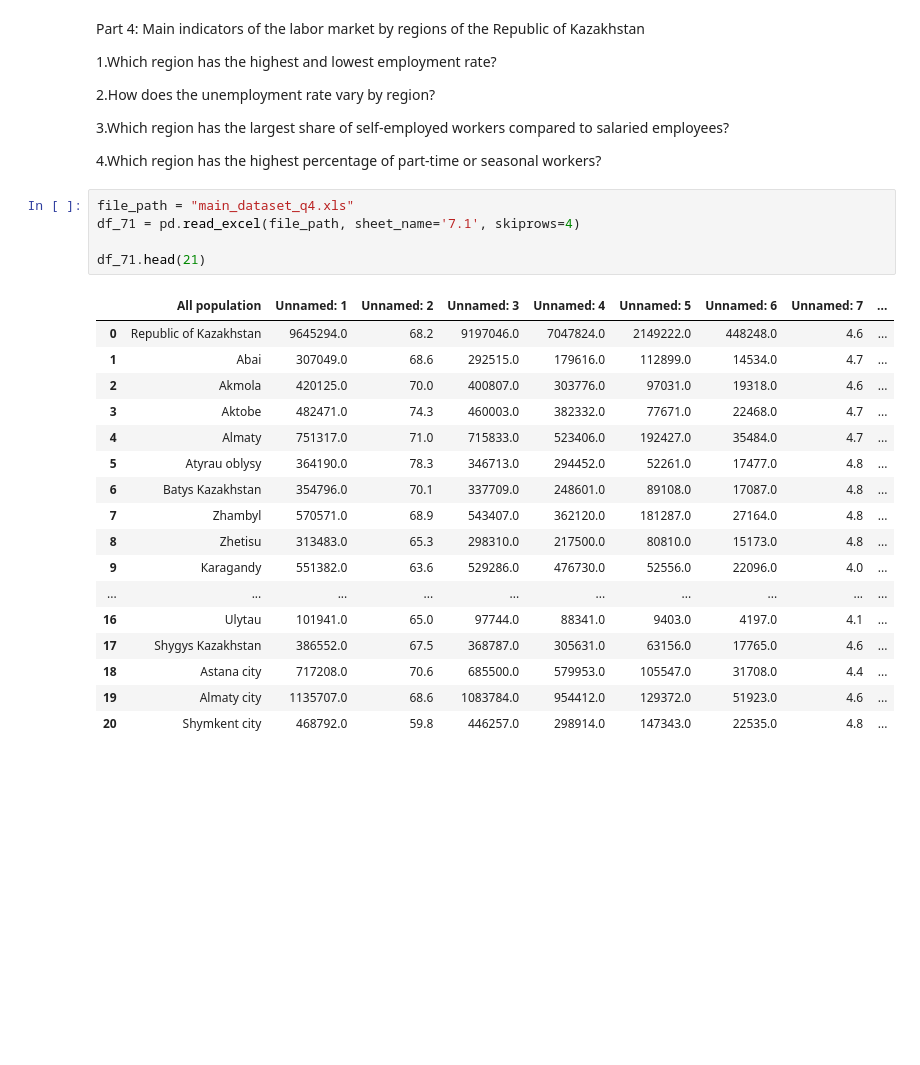
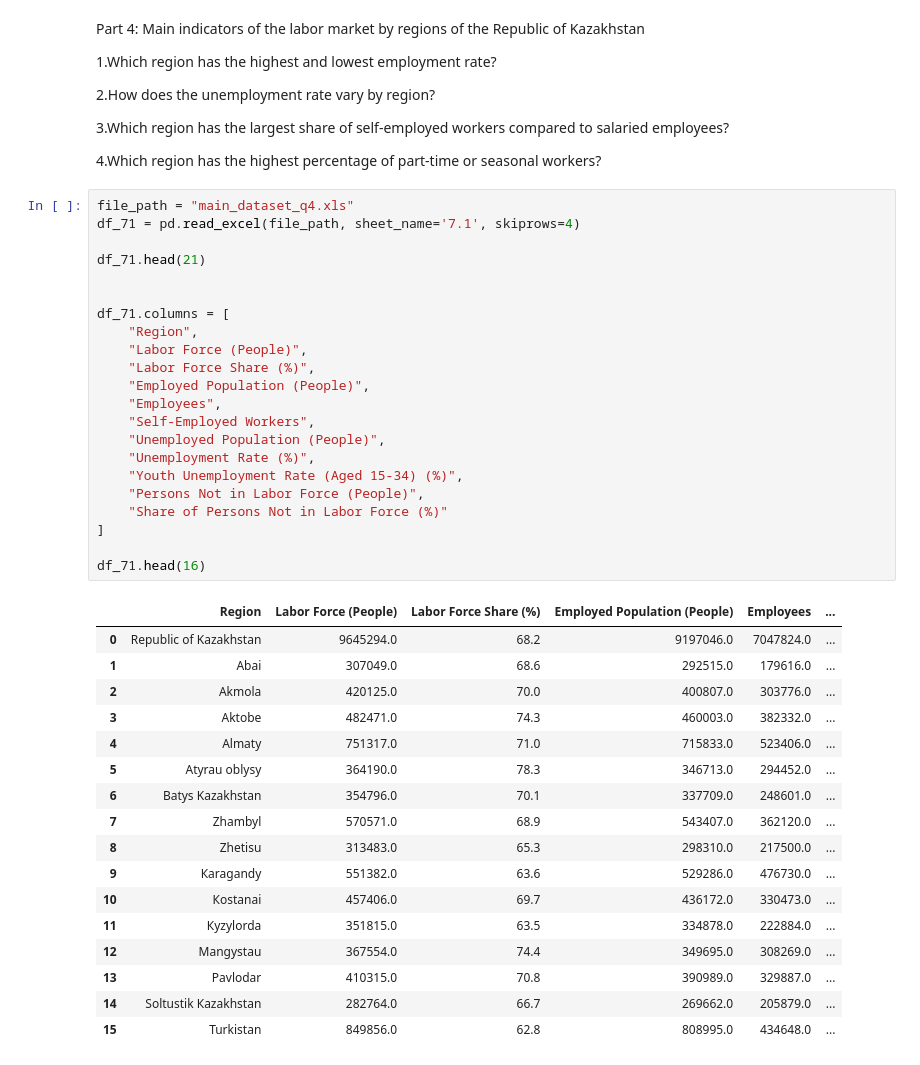
Before and after one commit to bochida/Economic-and-Employment-analysis-of-2024, a Jupyter notebook: python_analysis.ipynb, the cells around one changed output. Saved outputs shown, nothing was run; the diff lists cells and outputs as text; blank space fills up the shorter version.

```diff
--- a/python_analysis.ipynb
+++ b/python_analysis.ipynb
@@ -623,26 +623,43 @@ Part 4: Main indicators of the labor market by regions of the Republic of Kazakh
 
 
 4.Which region has the highest percentage of part-time or seasonal workers?
-# %%
-file_path = "main_dataset_q4.xls"
-df_71 = pd.read_excel(file_path, sheet_name='7.1', skiprows=4)
-
-df_71.head(21)
-# %% [output]
-|  | All population | Unnamed: 1 | Unnamed: 2 | Unnamed: 3 | Unnamed: 4 | Unnamed: 5 | Unnamed: 6 | Unnamed: 7 | ... |
-| 0 | Republic of Kazakhstan | 9645294.0 | 68.2 | 9197046.0 | 7047824.0 | 2149222.0 | 448248.0 | 4.6 | ... |
-| 1 | Abai | 307049.0 | 68.6 | 292515.0 | 179616.0 | 112899.0 | 14534.0 | 4.7 | ... |
-| 2 | Akmola | 420125.0 | 70.0 | 400807.0 | 303776.0 | 97031.0 | 19318.0 | 4.6 | ... |
-| 3 | Аktobе | 482471.0 | 74.3 | 460003.0 | 382332.0 | 77671.0 | 22468.0 | 4.7 | ... |
-| 4 | Аlmaty | 751317.0 | 71.0 | 715833.0 | 523406.0 | 192427.0 | 35484.0 | 4.7 | ... |
-| 5 | Аtyrau oblysy | 364190.0 | 78.3 | 346713.0 | 294452.0 | 52261.0 | 17477.0 | 4.8 | ... |
-| 6 | Batys Kazakhstan | 354796.0 | 70.1 | 337709.0 | 248601.0 | 89108.0 | 17087.0 | 4.8 | ... |
-| 7 | Zhambyl | 570571.0 | 68.9 | 543407.0 | 362120.0 | 181287.0 | 27164.0 | 4.8 | ... |
-| 8 | Zhetisu | 313483.0 | 65.3 | 298310.0 | 217500.0 | 80810.0 | 15173.0 | 4.8 | ... |
-| 9 | Кaragandy | 551382.0 | 63.6 | 529286.0 | 476730.0 | 52556.0 | 22096.0 | 4.0 | ... |
-| ... | ... | ... | ... | ... | ... | ... | ... | ... | ... |
-| 16 | Ulytau | 101941.0 | 65.0 | 97744.0 | 88341.0 | 9403.0 | 4197.0 | 4.1 | ... |
-| 17 | Shygys Kazakhstan | 386552.0 | 67.5 | 368787.0 | 305631.0 | 63156.0 | 17765.0 | 4.6 | ... |
-| 18 | Astana city | 717208.0 | 70.6 | 685500.0 | 579953.0 | 105547.0 | 31708.0 | 4.4 | ... |
-| 19 | Almaty city | 1135707.0 | 68.6 | 1083784.0 | 954412.0 | 129372.0 | 51923.0 | 4.6 | ... |
-| 20 | Shymkent city | 468792.0 | 59.8 | 446257.0 | 298914.0 | 147343.0 | 22535.0 | 4.8 | ... |
+# %%
+file_path = "main_dataset_q4.xls"
+df_71 = pd.read_excel(file_path, sheet_name='7.1', skiprows=4)
+
+df_71.head(21)
+
+
+df_71.columns = [
+    "Region",
+    "Labor Force (People)",
+    "Labor Force Share (%)",
+    "Employed Population (People)",
+    "Employees",
+    "Self-Employed Workers",
+    "Unemployed Population (People)",
+    "Unemployment Rate (%)",
+    "Youth Unemployment Rate (Aged 15-34) (%)",
+    "Persons Not in Labor Force (People)",
+    "Share of Persons Not in Labor Force (%)"
+]
+
+df_71.head(16)
+# %% [output]
+|  | Region | Labor Force (People) | Labor Force Share (%) | Employed Population (People) | Employees | ... |
+| 0 | Republic of Kazakhstan | 9645294.0 | 68.2 | 9197046.0 | 7047824.0 | ... |
+| 1 | Abai | 307049.0 | 68.6 | 292515.0 | 179616.0 | ... |
+| 2 | Akmola | 420125.0 | 70.0 | 400807.0 | 303776.0 | ... |
+| 3 | Аktobе | 482471.0 | 74.3 | 460003.0 | 382332.0 | ... |
+| 4 | Аlmaty | 751317.0 | 71.0 | 715833.0 | 523406.0 | ... |
+| 5 | Аtyrau oblysy | 364190.0 | 78.3 | 346713.0 | 294452.0 | ... |
+| 6 | Batys Kazakhstan | 354796.0 | 70.1 | 337709.0 | 248601.0 | ... |
+| 7 | Zhambyl | 570571.0 | 68.9 | 543407.0 | 362120.0 | ... |
+| 8 | Zhetisu | 313483.0 | 65.3 | 298310.0 | 217500.0 | ... |
+| 9 | Кaragandy | 551382.0 | 63.6 | 529286.0 | 476730.0 | ... |
+| 10 | Коstanai | 457406.0 | 69.7 | 436172.0 | 330473.0 | ... |
+| 11 | Кyzylorda | 351815.0 | 63.5 | 334878.0 | 222884.0 | ... |
+| 12 | Мangystau | 367554.0 | 74.4 | 349695.0 | 308269.0 | ... |
+| 13 | Pavlodar | 410315.0 | 70.8 | 390989.0 | 329887.0 | ... |
+| 14 | Soltustik Кazakhstan | 282764.0 | 66.7 | 269662.0 | 205879.0 | ... |
+| 15 | Turkistan | 849856.0 | 62.8 | 808995.0 | 434648.0 | ... |
```
Also changed, not shown: parts of 1 cell of this notebook.
